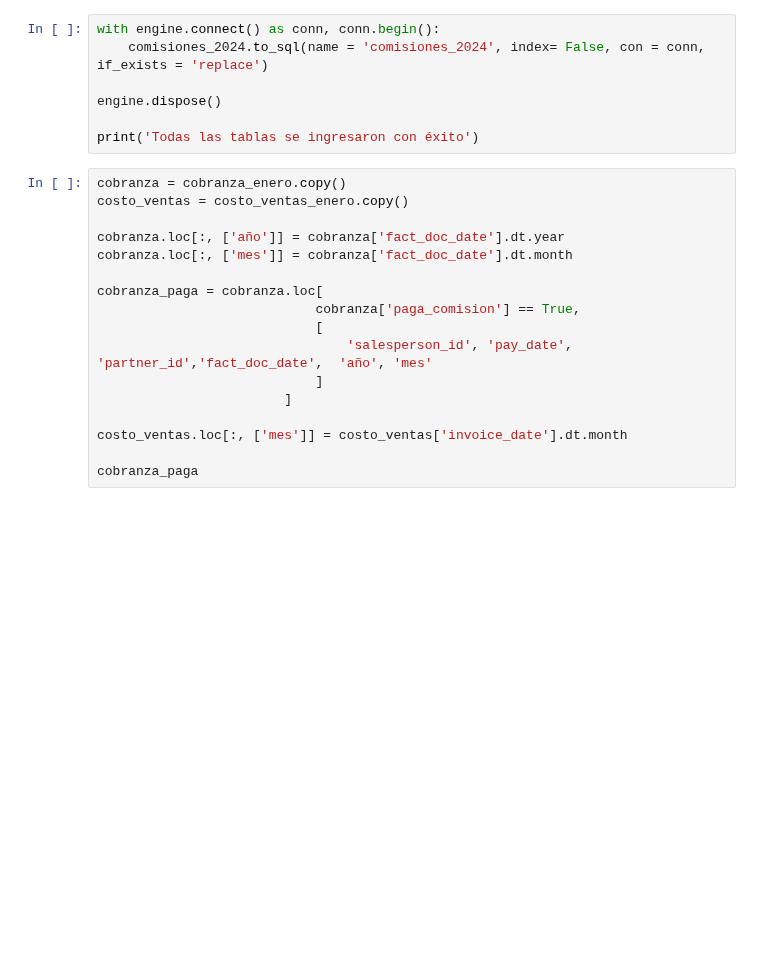
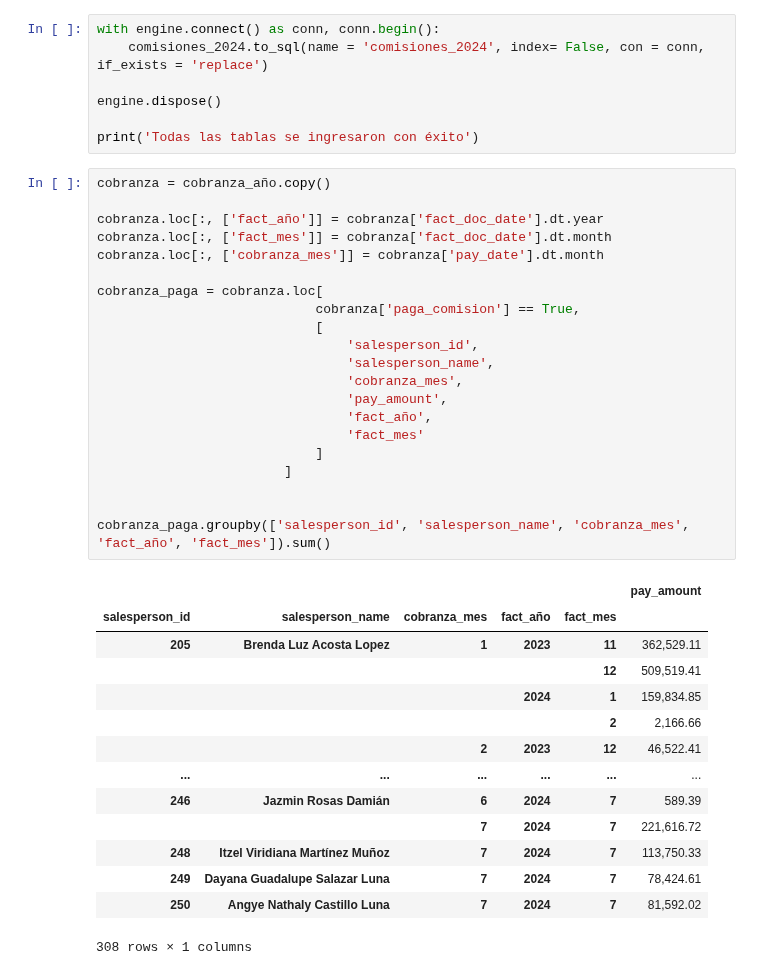
Before and after one commit to ecostichp/odoo_comisiones, a Jupyter notebook: comisiones/manage_db/odoo_comisiones_to_sql.ipynb, the cells around one changed output. Drawn from its saved outputs; the diff is of its cells as text; blank space fills up the shorter version.

```diff
--- a/comisiones/manage_db/odoo_comisiones_to_sql.ipynb
+++ b/comisiones/manage_db/odoo_comisiones_to_sql.ipynb
@@ -212,19 +213,38 @@ engine.dispose()
 
 print('Todas las tablas se ingresaron con éxito')
 # %%
-cobranza = cobranza_enero.copy()
-costo_ventas = costo_ventas_enero.copy()
+cobranza = cobranza_año.copy()
 
-cobranza.loc[:, ['año']] = cobranza['fact_doc_date'].dt.year
-cobranza.loc[:, ['mes']] = cobranza['fact_doc_date'].dt.month
+cobranza.loc[:, ['fact_año']] = cobranza['fact_doc_date'].dt.year
+cobranza.loc[:, ['fact_mes']] = cobranza['fact_doc_date'].dt.month
+cobranza.loc[:, ['cobranza_mes']] = cobranza['pay_date'].dt.month
 
 cobranza_paga = cobranza.loc[
                             cobranza['paga_comision'] == True,
                             [
-                                'salesperson_id', 'pay_date', 'partner_id','fact_doc_date',  'año', 'mes'
+                                'salesperson_id',
+                                'salesperson_name',
+                                'cobranza_mes',
+                                'pay_amount',
+                                'fact_año',
+                                'fact_mes'
                             ]
                         ]
 
-costo_ventas.loc[:, ['mes']] = costo_ventas['invoice_date'].dt.month
 
-cobranza_paga
+cobranza_paga.groupby(['salesperson_id', 'salesperson_name', 'cobranza_mes', 'fact_año', 'fact_mes']).sum()
+# %% [output]
+|  |  |  |  |  | pay_amount |
+| salesperson_id | salesperson_name | cobranza_mes | fact_año | fact_mes |  |
+| 205 | Brenda Luz Acosta Lopez | 1 | 2023 | 11 | 362,529.11 |
+|  |  |  |  | 12 | 509,519.41 |
+|  |  |  | 2024 | 1 | 159,834.85 |
+|  |  |  |  | 2 | 2,166.66 |
+|  |  | 2 | 2023 | 12 | 46,522.41 |
+| ... | ... | ... | ... | ... | ... |
+| 246 | Jazmin Rosas Damián | 6 | 2024 | 7 | 589.39 |
+|  |  | 7 | 2024 | 7 | 221,616.72 |
+| 248 | Itzel Viridiana Martínez Muñoz | 7 | 2024 | 7 | 113,750.33 |
+| 249 | Dayana Guadalupe Salazar Luna | 7 | 2024 | 7 | 78,424.61 |
+| 250 | Angye Nathaly Castillo Luna | 7 | 2024 | 7 | 81,592.02 |
+308 rows × 1 columns
```
Also changed, not shown: parts of 3 cells of this notebook, 1 other file.
